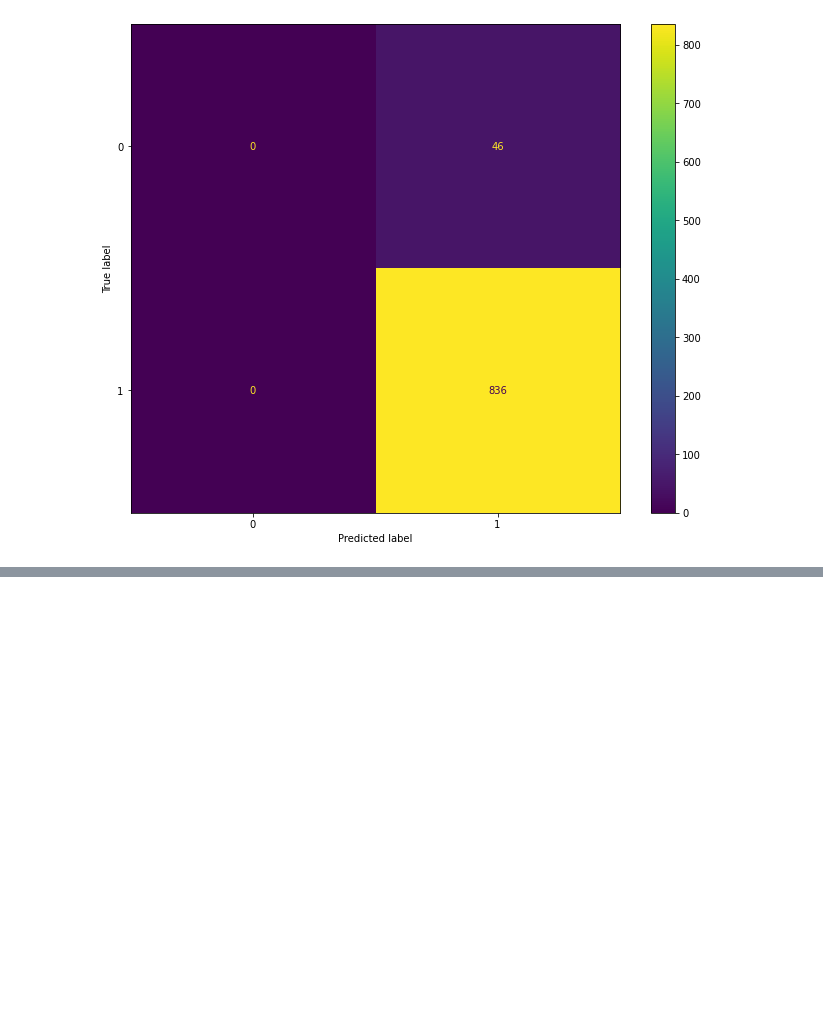
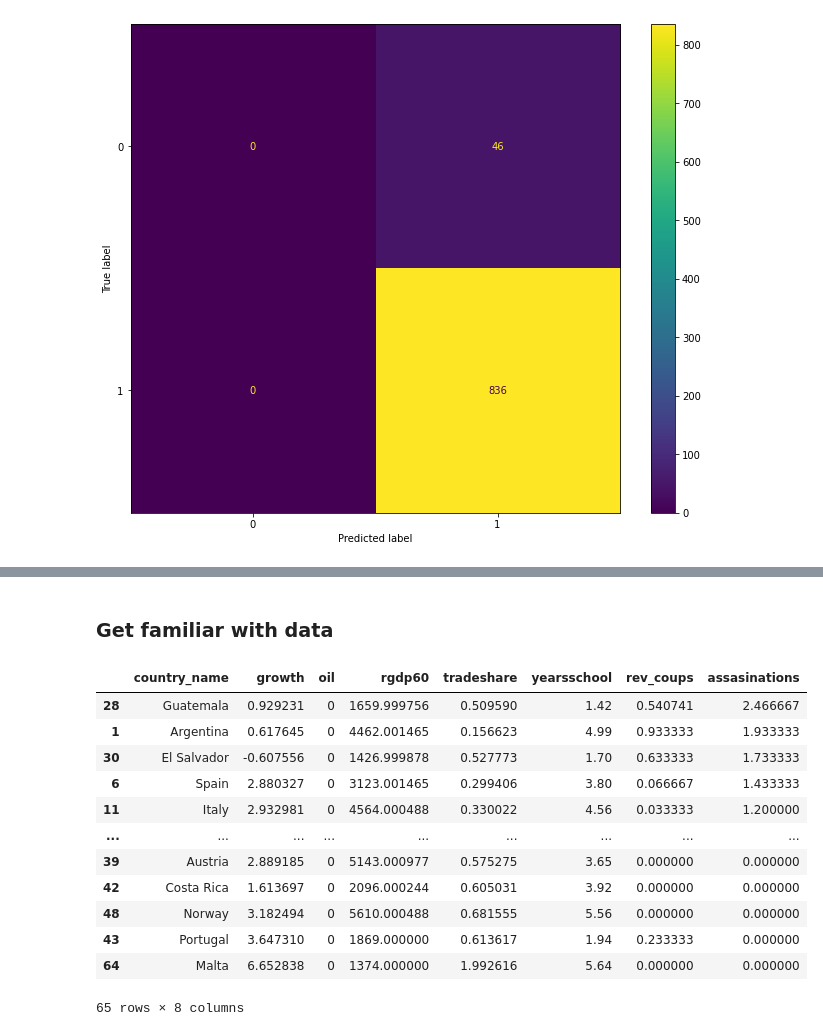
Before and after one commit to u-adrian/PSDA, a Jupyter notebook: 01_Exercise/Aufgabe_3.ipynb, the cells around one changed output, grey strips where cells are left out. Saved outputs shown, nothing was run; the diff lists cells and outputs as text; code cells hidden in the pictures; blank space fills up the shorter version.

```diff
--- a/01_Exercise/Aufgabe_3.ipynb
+++ b/01_Exercise/Aufgabe_3.ipynb
@@ -174,0 +180,3 @@ accuracy:  0.9478458049886621
+# %%
+growth = pd.read_excel("dataset/Growth.xlsx")
+growth.head()
@@ -174,0 +191,18 @@ accuracy:  0.9478458049886621
+# %% [markdown]
+### Get familiar with data
+# %%
+growth.sort_values(by="assasinations", ascending=False)
+# %% [output]
+|  | country_name | growth | oil | rgdp60 | tradeshare | yearsschool | rev_coups | assasinations |
+| 28 | Guatemala | 0.929231 | 0 | 1659.999756 | 0.509590 | 1.42 | 0.540741 | 2.466667 |
+| 1 | Argentina | 0.617645 | 0 | 4462.001465 | 0.156623 | 4.99 | 0.933333 | 1.933333 |
+| 30 | El Salvador | -0.607556 | 0 | 1426.999878 | 0.527773 | 1.70 | 0.633333 | 1.733333 |
+| 6 | Spain | 2.880327 | 0 | 3123.001465 | 0.299406 | 3.80 | 0.066667 | 1.433333 |
+| 11 | Italy | 2.932981 | 0 | 4564.000488 | 0.330022 | 4.56 | 0.033333 | 1.200000 |
+| ... | ... | ... | ... | ... | ... | ... | ... | ... |
+| 39 | Austria | 2.889185 | 0 | 5143.000977 | 0.575275 | 3.65 | 0.000000 | 0.000000 |
+| 42 | Costa Rica | 1.613697 | 0 | 2096.000244 | 0.605031 | 3.92 | 0.000000 | 0.000000 |
+| 48 | Norway | 3.182494 | 0 | 5610.000488 | 0.681555 | 5.56 | 0.000000 | 0.000000 |
+| 43 | Portugal | 3.647310 | 0 | 1869.000000 | 0.613617 | 1.94 | 0.233333 | 0.000000 |
+| 64 | Malta | 6.652838 | 0 | 1374.000000 | 1.992616 | 5.64 | 0.000000 | 0.000000 |
+65 rows × 8 columns
```
Also changed, not shown: parts of 20 cells of this notebook.
